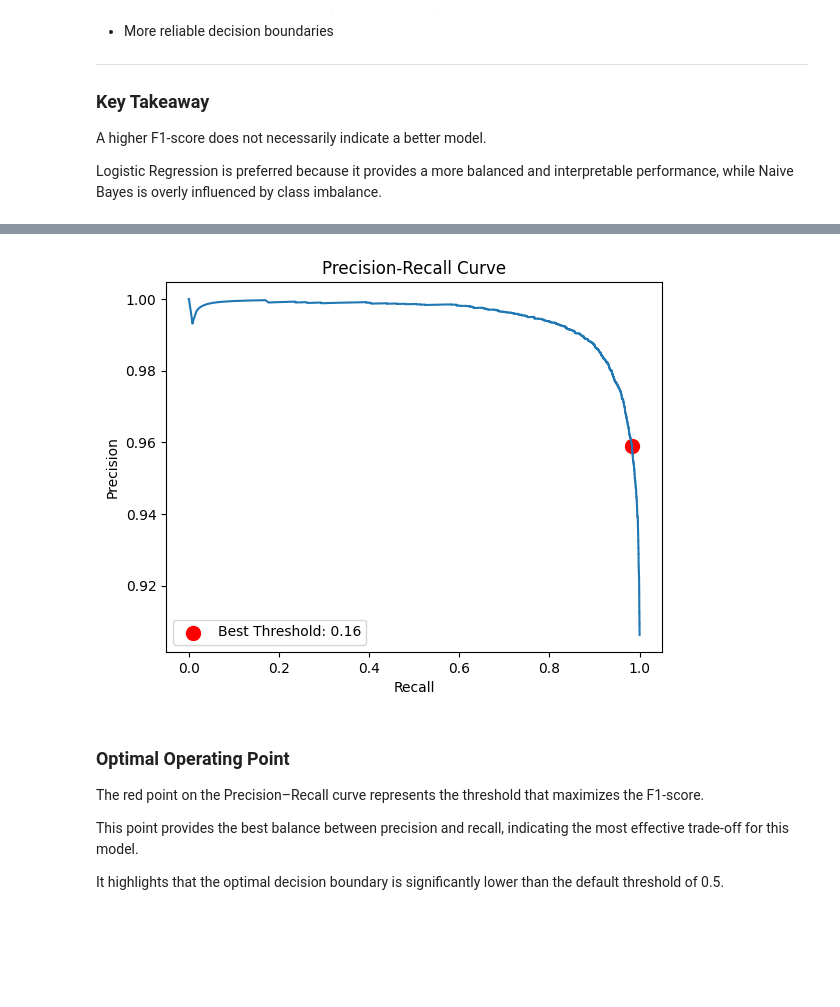
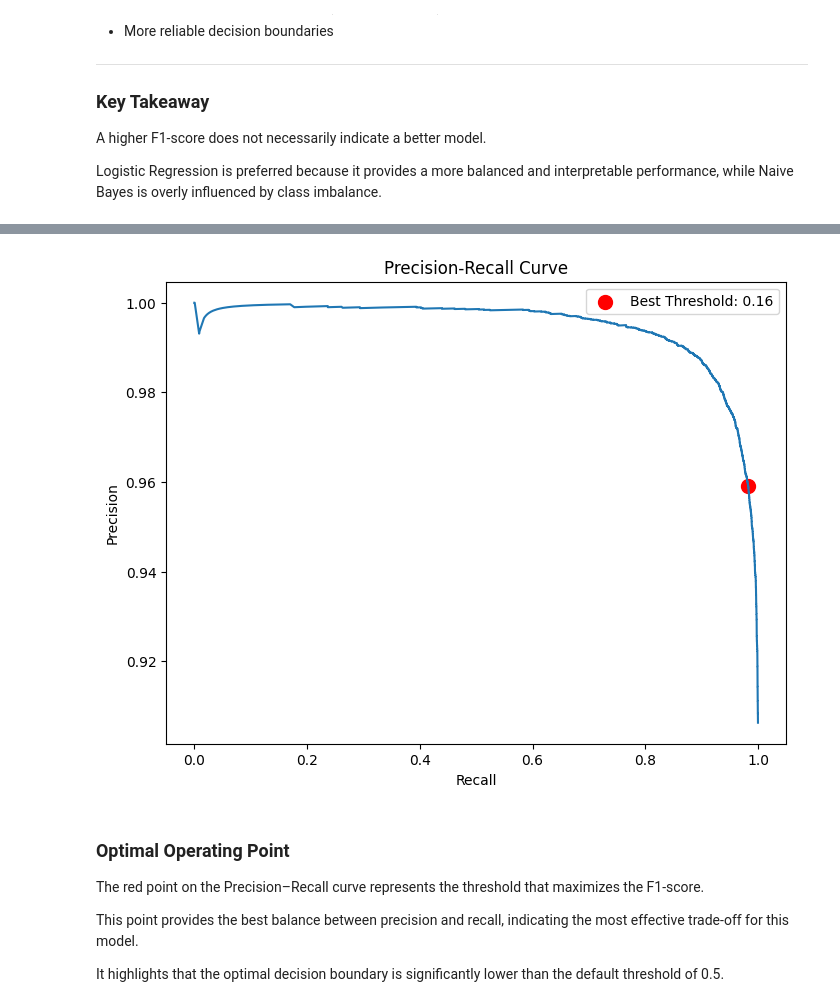
Before and after one commit to trandamkhanh311207-glitch/amazon-sentiment-analysis, a Jupyter notebook: notebooks/main.ipynb, the cells around one changed output, grey strips where cells are left out. Cells and saved outputs as stored; diff of their text form; code cells hidden in the pictures; blank space fills up the shorter version.

Commit message:
Finalize data pipeline, evaluation results, and visualizations

```diff
--- a/notebooks/main.ipynb
+++ b/notebooks/main.ipynb
@@ -495,17 +530,39 @@ This allows us to select an optimal threshold depending on the application.
 # %%
 from sklearn.metrics import precision_recall_curve
 import matplotlib.pyplot as plt
+import numpy as np
+
+
 precision, recall, thresholds = precision_recall_curve(y_test_binary, y_probs)
-plt.figure()
+
+plt.figure(figsize=(8, 6))
 plt.plot(recall, precision)
-plt.scatter(recall[best_idx], precision[best_idx], color='red', s=100, label=f'Best Threshold: {best_threshold:.2f}')
+
+
+best_threshold = threshold_results.loc[threshold_results["f1"].idxmax(), "threshold"]
+
+
+idx = np.argmin(np.abs(thresholds - best_threshold))
+
+
+plt.scatter(
+    recall[idx + 1],
+    precision[idx + 1],
+    color='red',
+    s=100,
+    label=f'Best Threshold: {best_threshold:.2f}'
+)
+
 plt.xlabel("Recall")
 plt.ylabel("Precision")
 plt.title("Precision-Recall Curve")
 plt.legend()
+
+plt.savefig("../results/figures/pr_curve.png", dpi=300, bbox_inches="tight")
+
 plt.show()
 # %% [output]
-[figure, old version]
+[figure, new version]
 # %% [markdown]
 ### Optimal Operating Point
 
```
Also changed, not shown: parts of 7 cells of this notebook, 2 other files.
